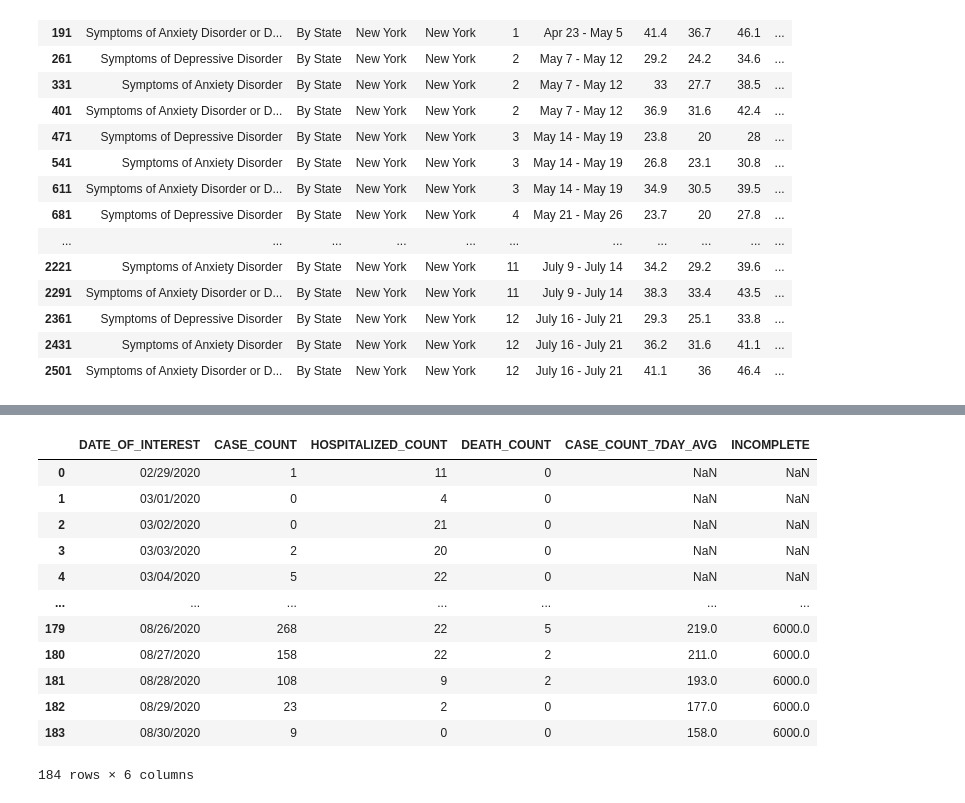
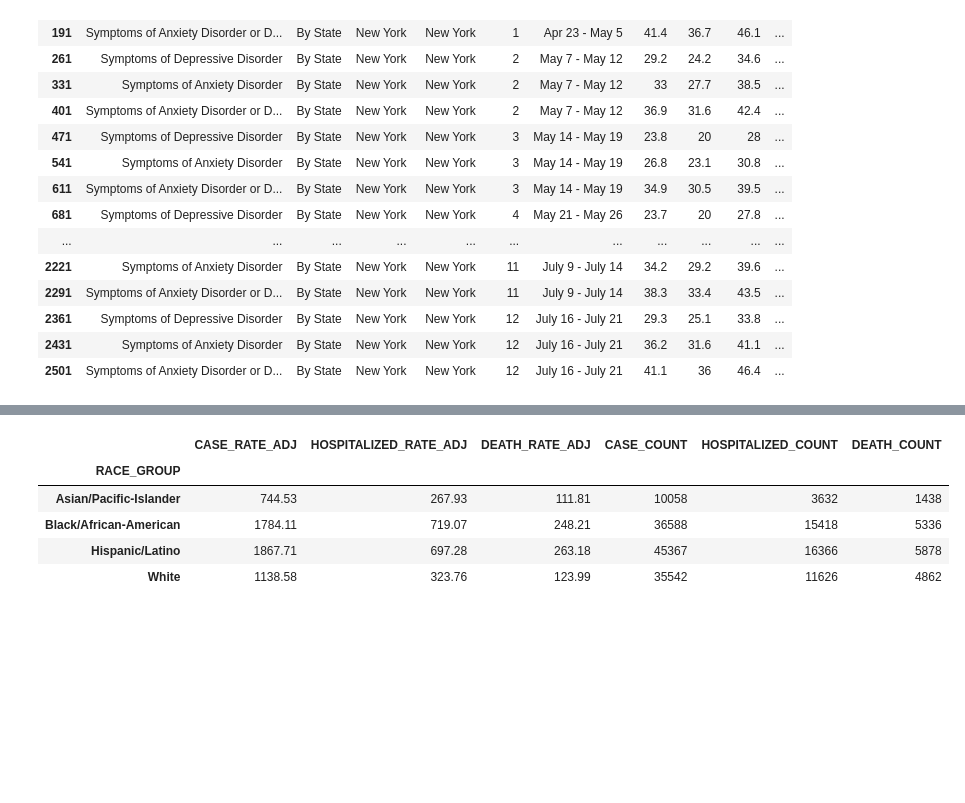
Before and after one commit to christophersingh/COVID-19_Mental_Health, a Jupyter notebook: Mental Health.ipynb, the cells around one changed output, grey strips where cells are left out. Drawn from its saved outputs; the diff is of its cells as text; code cells hidden in the pictures; blank space fills up the shorter version.

```diff
--- a/Mental Health.ipynb
+++ b/Mental Health.ipynb
@@ -104,22 +76,15 @@ antibody_zip_code = pd.read_csv("https://github.com/nychealth/coronavirus-data/b
 antibody_poverty = pd.read_csv("https://github.com/nychealth/coronavirus-data/blob/master/testing/antibody-by-poverty.csv?raw=true", index_col=0)
 antibody_sex = pd.read_csv("https://github.com/nychealth/coronavirus-data/blob/master/testing/antibody-by-sex.csv?raw=true", index_col=0)
 antibody_by_week = pd.read_csv("https://github.com/nychealth/coronavirus-data/blob/master/testing/antibody-by-week.csv?raw=true", index_col=0)
-# %%
-hospital_cases
-# %% [output]
-|  | DATE_OF_INTEREST | CASE_COUNT | HOSPITALIZED_COUNT | DEATH_COUNT | CASE_COUNT_7DAY_AVG | INCOMPLETE |
-| 0 | 02/29/2020 | 1 | 11 | 0 | NaN | NaN |
-| 1 | 03/01/2020 | 0 | 4 | 0 | NaN | NaN |
-| 2 | 03/02/2020 | 0 | 21 | 0 | NaN | NaN |
-| 3 | 03/03/2020 | 2 | 20 | 0 | NaN | NaN |
-| 4 | 03/04/2020 | 5 | 22 | 0 | NaN | NaN |
-| ... | ... | ... | ... | ... | ... | ... |
-| 179 | 08/26/2020 | 268 | 22 | 5 | 219.0 | 6000.0 |
-| 180 | 08/27/2020 | 158 | 22 | 2 | 211.0 | 6000.0 |
-| 181 | 08/28/2020 | 108 | 9 | 2 | 193.0 | 6000.0 |
-| 182 | 08/29/2020 | 23 | 2 | 0 | 177.0 | 6000.0 |
-| 183 | 08/30/2020 | 9 | 0 | 0 | 158.0 | 6000.0 |
-184 rows × 6 columns
+# %%
+race
+# %% [output]
+|  | CASE_RATE_ADJ | HOSPITALIZED_RATE_ADJ | DEATH_RATE_ADJ | CASE_COUNT | HOSPITALIZED_COUNT | DEATH_COUNT |
+| RACE_GROUP |  |  |  |  |  |  |
+| Asian/Pacific-Islander | 744.53 | 267.93 | 111.81 | 10058 | 3632 | 1438 |
+| Black/African-American | 1784.11 | 719.07 | 248.21 | 36588 | 15418 | 5336 |
+| Hispanic/Latino | 1867.71 | 697.28 | 263.18 | 45367 | 16366 | 5878 |
+| White | 1138.58 | 323.76 | 123.99 | 35542 | 11626 | 4862 |
 # %%
 hospital_cases[hospital_cases['DATE_OF_INTEREST']=="08/29/2020"]
 # %% [output]
```
Also changed, not shown: parts of 11 cells of this notebook, 5 other files.
